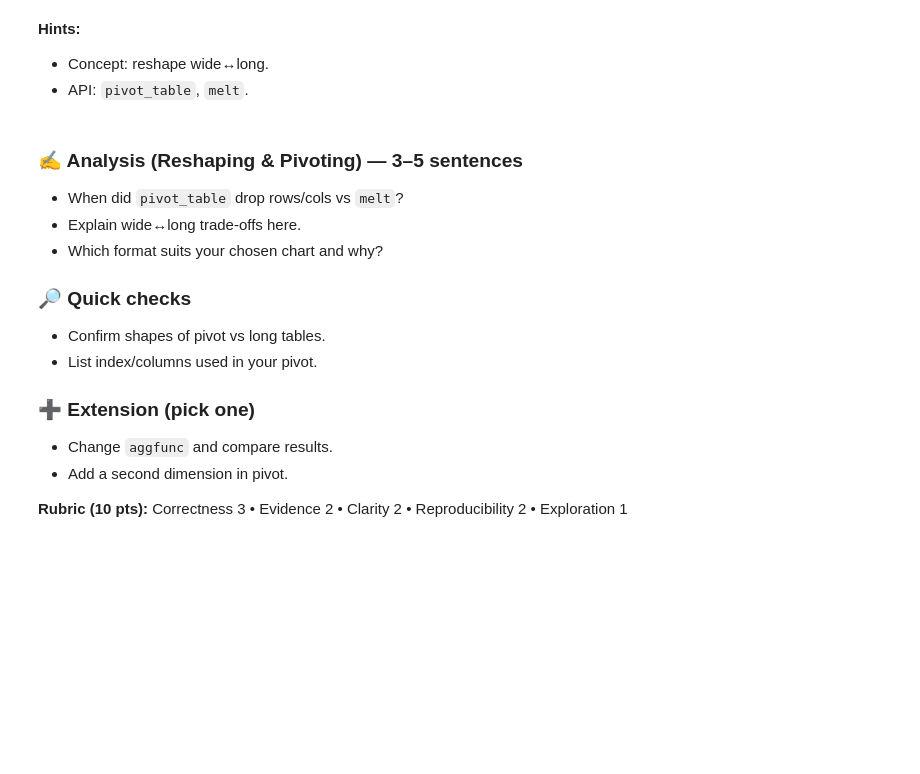
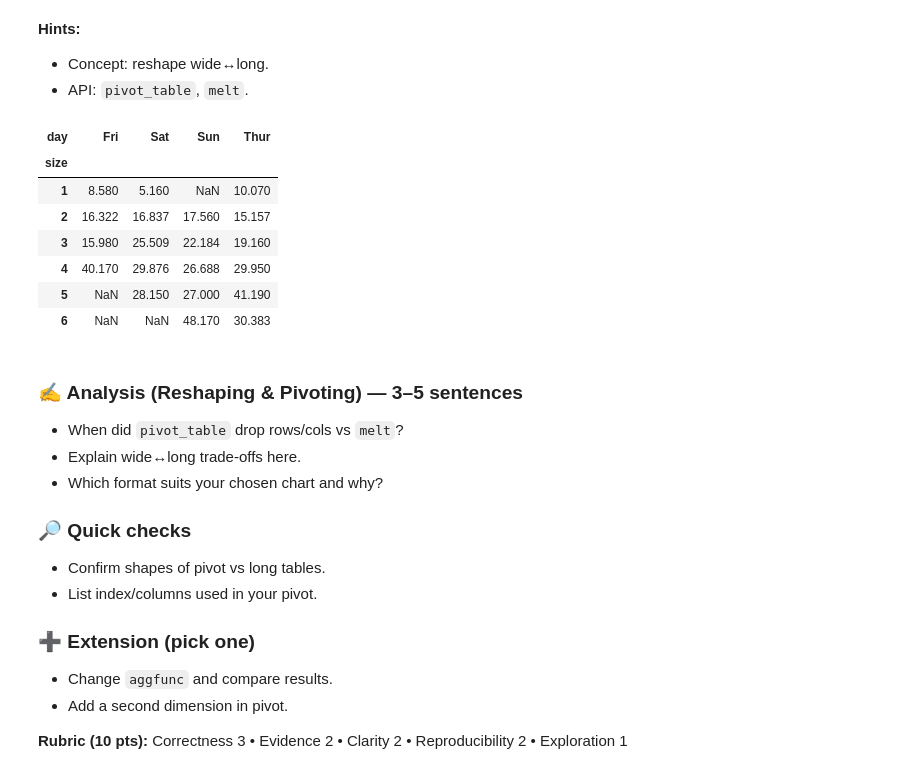
Before and after one commit to KommanaboyinaPraveenKumar/lab_ml, a Jupyter notebook: lab2_AP23110010460.ipynb, the cells around one changed output. Cells and saved outputs as stored; diff of their text form; code cells hidden in the pictures; blank space fills up the shorter version.

```diff
--- a/lab2_AP23110010460.ipynb
+++ b/lab2_AP23110010460.ipynb
@@ -429,6 +524,16 @@ long = tips[['day','time','total_bill','tip']].melt(id_vars=['day','time'], var_
 - API: `pivot_table`, `melt`.
 # %%
 # YOUR WORK: Exercise 6
+piv = tips.pivot_table(index='size', columns='day', values='total_bill', aggfunc='mean'); piv
+# %% [output]
+| day | Fri | Sat | Sun | Thur |
+| size |  |  |  |  |
+| 1 | 8.580 | 5.160 | NaN | 10.070 |
+| 2 | 16.322 | 16.837 | 17.560 | 15.157 |
+| 3 | 15.980 | 25.509 | 22.184 | 19.160 |
+| 4 | 40.170 | 29.876 | 26.688 | 29.950 |
+| 5 | NaN | 28.150 | 27.000 | 41.190 |
+| 6 | NaN | NaN | 48.170 | 30.383 |
 # %% [markdown]
 ### ✍️ Analysis (Reshaping & Pivoting) — 3–5 sentences
 - When did `pivot_table` drop rows/cols vs `melt`?
```
Also changed, not shown: parts of 46 cells of this notebook.
